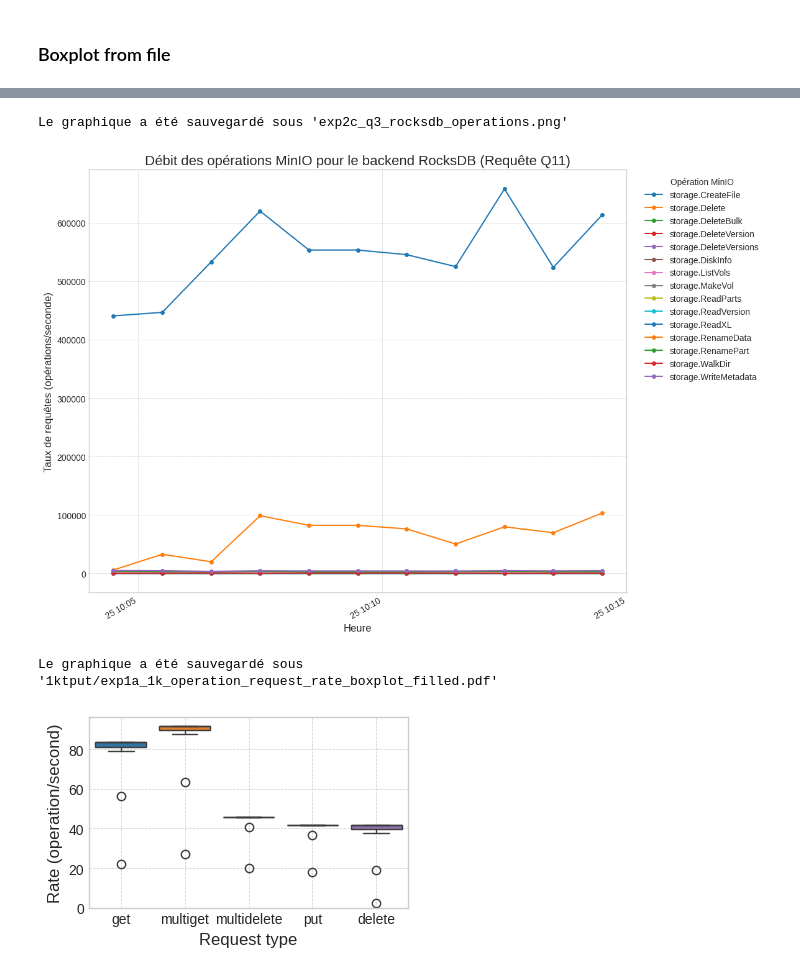
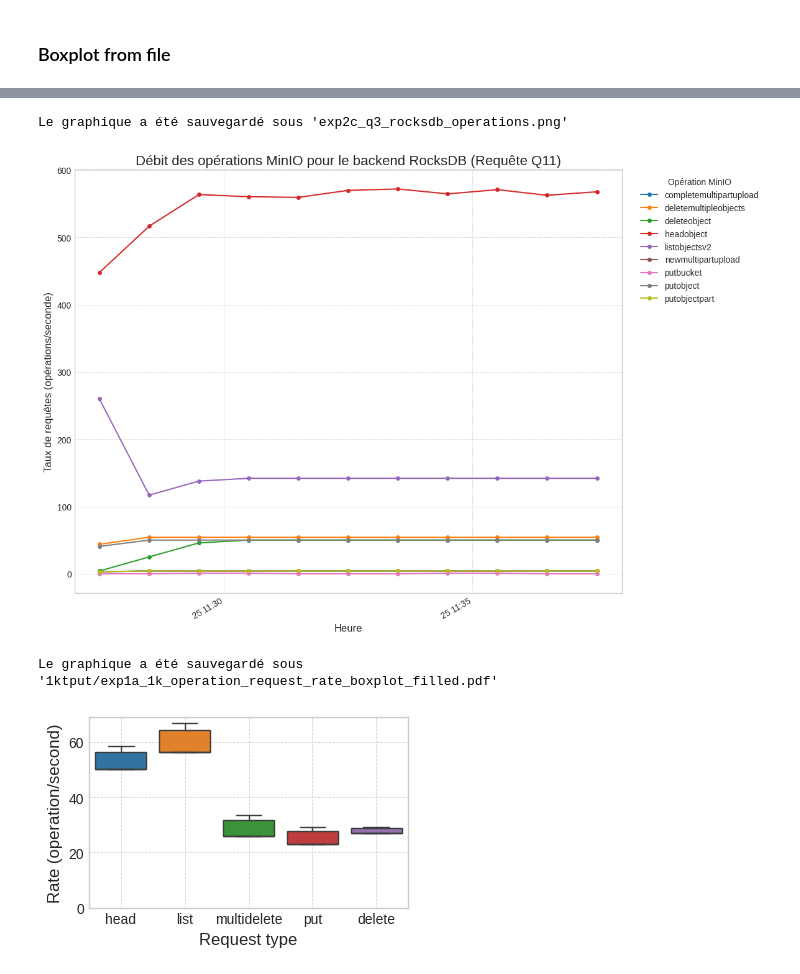
Before and after one commit to alugand/flink-justin, a Jupyter notebook: notebooks/forst/motivation/exp1a/xp1results/xp1.ipynb, the cells around one changed output, grey strips where cells are left out. Cells and saved outputs as stored; diff of their text form; code cells hidden in the pictures.

```diff
--- a/notebooks/forst/motivation/exp1a/xp1results/xp1.ipynb
+++ b/notebooks/forst/motivation/exp1a/xp1results/xp1.ipynb
@@ -197,20 +197,21 @@ File saved : 'xp1results/1ktput/exp1a_1k_cp_time.csv'
 # %% [markdown]
 ### Boxplot from file
 # %%
-file_path = '10ktput/exp1a_10k_cpu_load.csv'
+file_path = '10ktput/exp1a_10k_sst_size.csv'
 
 try:
     df = pd.read_csv(file_path, index_col=0)
-    #df = df / (1024 * 1024)
+    df = df / (1024 * 1024)
     df.columns = ['RocksDB', 'ForSt', 'ForSt\n(128MB-1GB)']#, 'ForSt\n(no cache)']
 
     plt.figure(figsize=(3*1.3,2*1.3))
-    df.boxplot(grid=True, patch_artist=True)
-    #df.plot(grid=True, style='o')
+    #df.boxplot(grid=True, patch_artist=True)
+    df.plot(style='-o', markersize=4)
     plt.ylabel('CPU Load', fontsize=12)
     plt.xlabel('State Backend configuration', fontsize=12)
-    plt.ylim(0,1)
-    plt.savefig('10ktput/boxplot_10k_cpu_load.pdf')
+    #plt.ylim(0,1)
+    plt.tight_layout()
+    plt.savefig('10ktput/boxplot_10k_sst_size.pdf')
     plt.show()
 
 except FileNotFoundError:
@@ -285,7 +287,7 @@ def plot_rocksdb_operations(csv_file, start_time, end_time):
         ax.grid(True, which='both', linestyle='--', linewidth=0.5)
 
         plt.tight_layout(rect=[0, 0, 0.85, 1])
-        plt.savefig('10ktput/exp1a_10k_operation_latency.pdf')
+        plt.savefig('10ktput/exp1a_10k_operation_tmp.pdf')
         print("Le graphique a été sauvegardé sous 'exp2c_q3_rocksdb_operations.png'")
         plt.show()
 
@@ -299,14 +301,14 @@ def plot_rocksdb_operations(csv_file, start_time, end_time):
 local_tz = ZoneInfo("Europe/Paris")
 
 # On utilise maintenant la plage horaire de 13h, qui correspond aux données du fichier
-rocksdb_start_corrected = dt.datetime(2025, 8, 25, 10, 4, 30, tzinfo=local_tz)
-rocksdb_end_corrected = dt.datetime(2025, 8, 25, 10, 14, 30, tzinfo=local_tz)
-csv_filename = '10ktput/exp1a_10k_operation_latency.csv'
+rocksdb_start_corrected = dt.datetime(2025, 8, 25, 11, 27, 30, tzinfo=local_tz)
+rocksdb_end_corrected = dt.datetime(2025, 8, 25, 11, 37, 30, tzinfo=local_tz)
+csv_filename = '10ktput/exp1a_10k_operation_request_rate.csv'
 
 plot_rocksdb_operations(csv_filename, rocksdb_start_corrected, rocksdb_end_corrected)
 # %% [output]
 Le graphique a été sauvegardé sous 'exp2c_q3_rocksdb_operations.png'
-[figure, old version]
+[figure, new version]
 # %%
 import pandas as pd
 import matplotlib.pyplot as plt
@@ -342,7 +344,8 @@ def plot_rocksdb_operations_boxplot(csv_file, start_time, end_time):
             'listobjectsv2',
             'deletemultipleobjects',
             'putobject',
-            'deleteobject'
+                        'deleteobject',
+
         ]
         existing_columns = [col for col in columns_to_keep if col in rocks_df.columns]
 
@@ -362,44 +365,45 @@ def plot_rocksdb_operations_boxplot(csv_file, start_time, end_time):
             print("Aucune opération avec un débit > 0 n'a été trouvée pour les colonnes sélectionnées.")
             return
         new_axis_labels = {
-            'headobject': 'get',
-            'listobjectsv2': 'multiget',
+            'deleteobject': 'delete',
+            'headobject': 'head',
+            'listobjectsv2': 'list',
             'deletemultipleobjects': 'multidelete',
             'putobject': 'put',
-            'deleteobject': 'delete'
+
         }
         active_operations_df = active_operations_df.rename(columns=new_axis_labels)
         # --- MODIFICATION : Utilisation de Seaborn pour un boxplot plein ---
         plt.style.use('seaborn-v0_8-whitegrid')
         fig, ax = plt.subplots(figsize=(3*1.3,2*1.3))
 
         # On remplace la fonction de Pandas par celle de Seaborn
         # qui crée des boîtes pleines par défaut.
         sns.boxplot(data=active_operations_df, ax=ax)
         ax.set_xlabel('Request type', fontsize=12)
         ax.set_ylabel('Rate (operation/second)', fontsize=12)
 
         ax.grid(True, which='both', linestyle='--', linewidth=0.5)
         ax.set_ylim(0)
         plt.tight_layout()
-        plt.savefig('10ktput/exp1a_10k_operation_request_rate_rocks.pdf')
+        plt.savefig('1ktput/exp1a_1k_operation_request_rate_rocks.pdf')
         print("Le graphique a été sauvegardé sous '1ktput/exp1a_1k_operation_request_rate_boxplot_filled.pdf'")
         plt.show()
 
     except FileNotFoundError:
         print(f"Le fichier '{csv_file}' est introuvable.")
     except Exception as e:
         print(f"Une erreur est survenue : {e}")
 
 
 # --- Utilisation ---
 local_tz = ZoneInfo("Europe/Paris")
 
-rocksdb_start_corrected = dt.datetime(2025, 8, 25, 10, 4, 30, tzinfo=local_tz)
-rocksdb_end_corrected = dt.datetime(2025, 8, 25, 10, 14, 30, tzinfo=local_tz)
-csv_filename = '10ktput/exp1a_10k_operation_request_rate.csv'
+rocksdb_start_corrected = dt.datetime(2025, 8, 25, 9, 1, 00, tzinfo=local_tz)
+rocksdb_end_corrected = dt.datetime(2025, 8, 25, 9, 21, 0, tzinfo=local_tz)
+csv_filename = '1ktput/exp1a_1k_operation_request_rate.csv'
 
 plot_rocksdb_operations_boxplot(csv_filename, rocksdb_start_corrected, rocksdb_end_corrected)
 # %% [output]
 Le graphique a été sauvegardé sous '1ktput/exp1a_1k_operation_request_rate_boxplot_filled.pdf'
-[figure, old version]
+[figure, new version]
```
Also changed, not shown: parts of 4 cells of this notebook, 29 other files.
